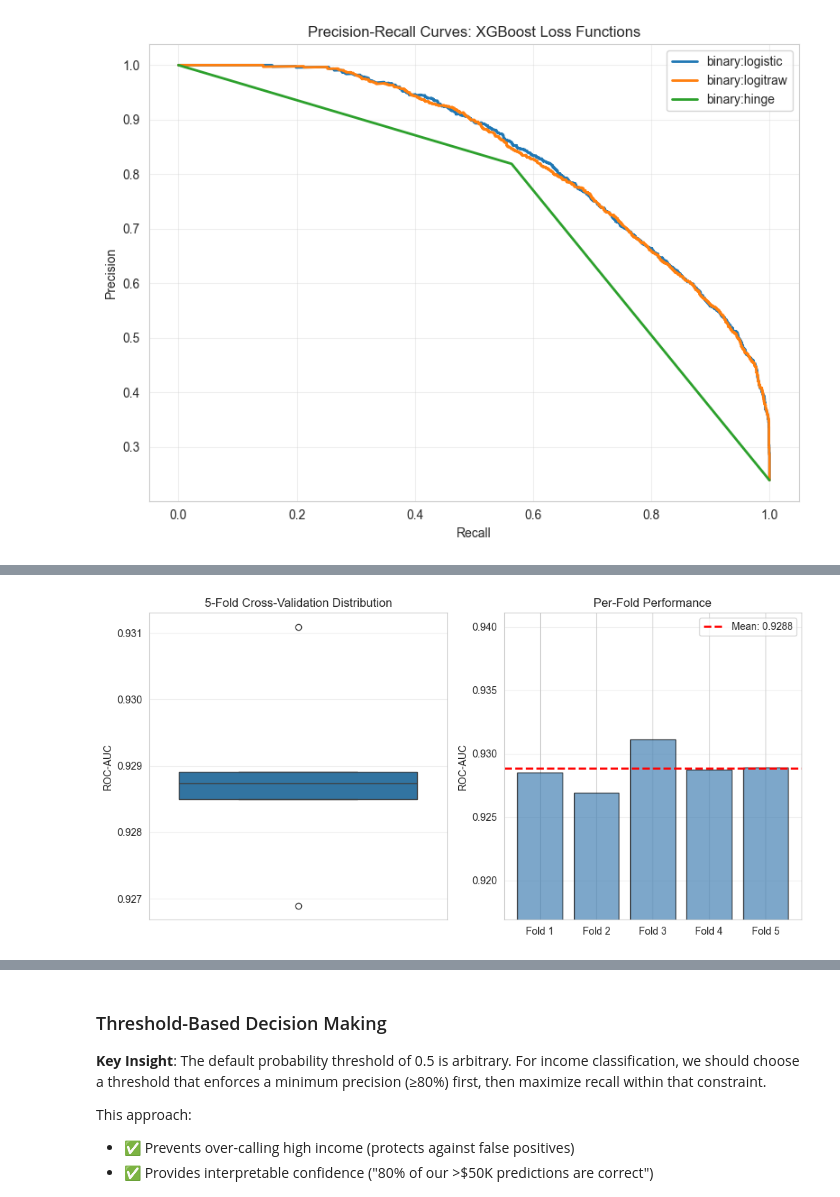
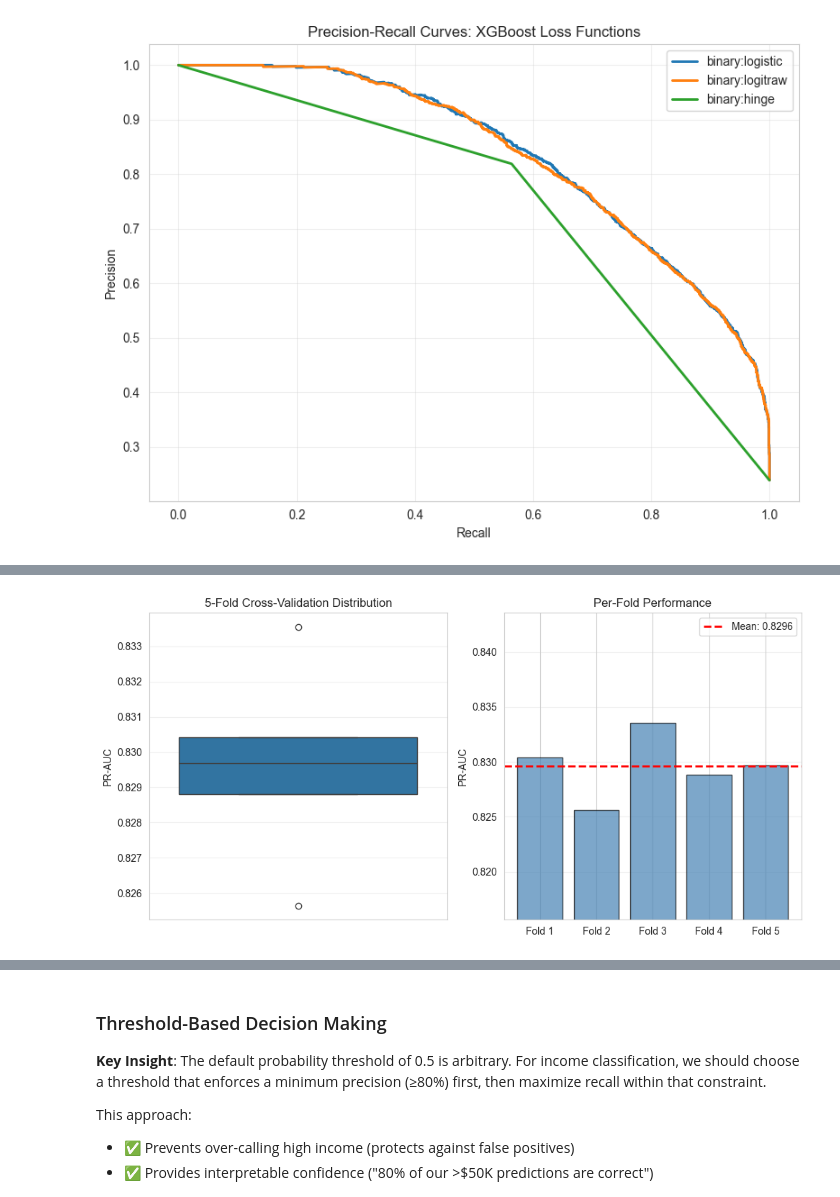
Before and after one commit to Salsa305/income-project, a Jupyter notebook: notebooks/04_xgboost_analysis.ipynb, the cells around one changed output, grey strips where cells are left out. Saved outputs shown, nothing was run; the diff lists cells and outputs as text; code cells hidden in the pictures.

```diff
--- a/notebooks/04_xgboost_analysis.ipynb
+++ b/notebooks/04_xgboost_analysis.ipynb
@@ -264,0 +244,41 @@ Top 15 Hyperparameter Combinations:
+# %%
+results_list = []
+for (depth, lr, n_est), result in results.items():
+    if result is not None:
+        results_list.append({
+            'max_depth': depth,
+            'learning_rate': lr,
+            'n_estimators': n_est,
+            'PR-AUC': result["pr_auc"]
+        })
+
+hp_df = pd.DataFrame(results_list)
+hp_df = hp_df.sort_values('PR-AUC', ascending=False)
+
+# Get the PR-AUC of the best configuration
+best_sweep_pr_auc = hp_df['PR-AUC'].iloc[0]
+
+# Get the PR-AUC of the baseline model
+# Baseline was max_depth=5, learning_rate=0.1, n_estimators=100
+# Assuming 'baseline' dict from previous cell is accessible and has the 'pr_auc' key.
+# We will hardcode the value from the user's previous output for robustness in this turn.
+BASELINE_PR_AUC = 0.8352
+improvement = best_sweep_pr_auc - BASELINE_PR_AUC
+
+print("\nHyperparameter Sweep Results (Optimized for PR-AUC)")
+print("=" * 80)
+
+print("\nTop 5 Hyperparameter Combinations:")
+print(hp_df.head(5).to_string(index=False, float_format='%.4f'))
+
+print("\n" + "=" * 80)
+print(f"Baseline PR-AUC (max_depth=5, lr=0.1, n_estimators=100): {BASELINE_PR_AUC:.4f}")
+print(f"Best Sweep PR-AUC: {best_sweep_pr_auc:.4f}")
+print(f"PR-AUC Improvement over Baseline: {improvement:.4f} points")
+print("=" * 80)
+
+# Store the best configuration for the next tuning step
+best_config = hp_df.iloc[0]
+best_depth = int(best_config['max_depth'])
+best_lr = best_config['learning_rate']
+best_n_est = int(best_config['n_estimators'])
@@ -371,26 +382,26 @@ Max ROC-AUC: 0.9311
 # %%
 # Visualize cross-validation scores
 plt.figure(figsize=(10, 5))
 
 # Box plot
 ax1 = plt.subplot(1, 2, 1)
 sns.boxplot(data=cv_scores, ax=ax1)
-ax1.set_ylabel('ROC-AUC')
+ax1.set_ylabel('PR-AUC')
 ax1.set_title('5-Fold Cross-Validation Distribution')
 ax1.grid(True, alpha=0.3, axis='y')
 
 # Bar plot
 ax2 = plt.subplot(1, 2, 2)
 folds = [f'Fold {i+1}' for i in range(len(cv_scores))]
 ax2.bar(folds, cv_scores, color='steelblue', alpha=0.7, edgecolor='black')
 ax2.axhline(cv_scores.mean(), color='red', linestyle='--', linewidth=2, label=f'Mean: {cv_scores.mean():.4f}')
-ax2.set_ylabel('ROC-AUC')
+ax2.set_ylabel('PR-AUC')
 ax2.set_title('Per-Fold Performance')
 ax2.set_ylim([cv_scores.min() - 0.01, cv_scores.max() + 0.01])
 ax2.legend()
 ax2.grid(True, alpha=0.3, axis='y')
 
 plt.tight_layout()
 plt.show()
 # %% [output]
-[figure, old version]
+[figure, new version]
```
Also changed, not shown: parts of 31 cells of this notebook, 4 other files.
